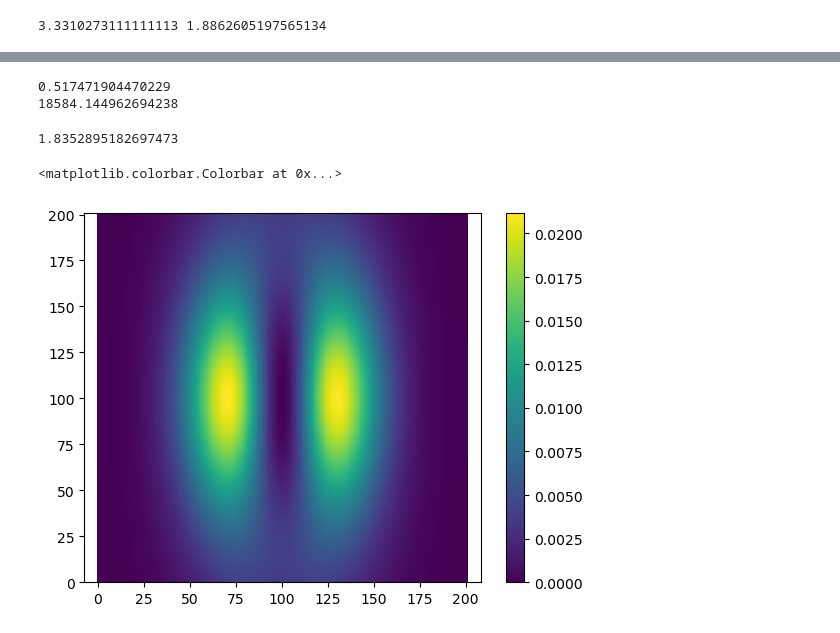
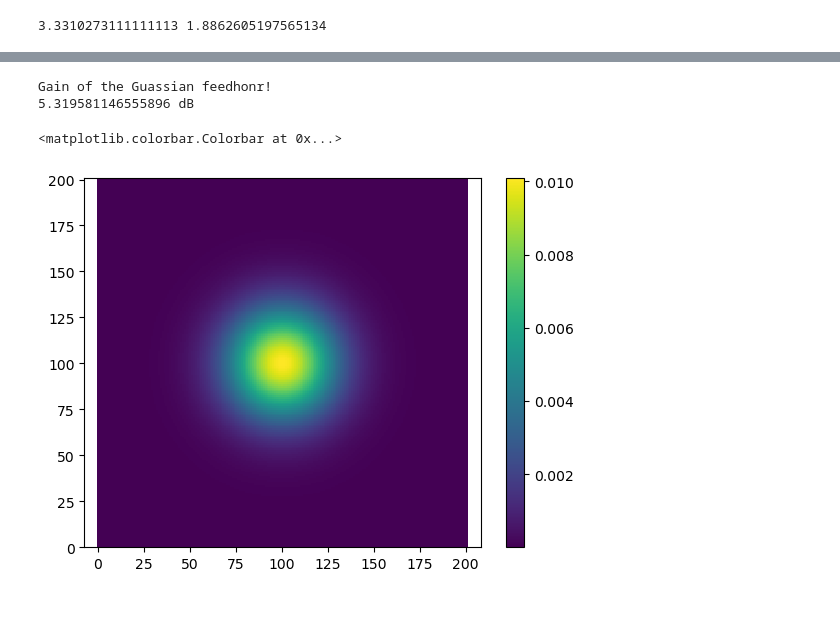
Before and after one commit to XiaodongRencologne/PO_test, a Jupyter notebook: Untitled_Gaussiantest.ipynb, the cells around one changed output, grey strips where cells are left out. Cells and saved outputs as stored; diff of their text form; code cells hidden in the pictures.

Commit message:
nearly correct beam pattern!

```diff
--- a/Untitled_Gaussiantest.ipynb
+++ b/Untitled_Gaussiantest.ipynb
@@ -29,0 +27,15 @@ feed= Feedpy.GaussiBeam(-8,9,
+# %%
+
+# 2. define coordinate systems
+coord_ref = coordinate.coord_sys([0,0,0],[0,0,0],axes = 'xyz')
+
+coord_L1 = coordinate.coord_sys([0,0,-960],[np.pi,0,0],axes = 'xyz',ref_coord = coord_ref)
+
+coord_feed = coordinate.coord_sys([0,0,0],[np.pi,0,0],axes = 'xyz',ref_coord = coord_ref)
+
+coord_sky = coordinate.coord_sys([0,0,0],[np.pi,0,0],axes = 'xyz',ref_coord = coord_ref)
+# 3. define input Feedhorn
+feed= Feedpy.GaussiBeam(-3,5,
+                        k,
+                        coord_feed,
+                        polarization = 'x')
@@ -49,5 +79,6 @@ P1, n1 = Grids.plane(50,50,201,201)
 P1.z[:] = 20
 P2, n2 = Grids.plane(100,100,201,201)
 P2.z[:] = 200
-P3, n3 = Grids.plane(500,500,1001,1001)
+P3, n3 = Grids.plane(500,500,201,201)
 P3.z[:] = 1000
+P3.w =1
@@ -68,29 +85,30 @@ Ellip_beam = Feedpy.Elliptical_GaussianBeam([-3,-3],
-# %%
-E1,co,cx,c_z = Ellip_beam.beam(P3, n3)
-Max = np.abs(co).max()
-NN = np.where(np.abs(co) == Max)
-print(Max)
-Max = co[NN]
-#Max = 1
-print((np.abs(co)**2).sum()*(x[1]-x[0])*(y[1]-y[0]))
-co =co.reshape(1001,-1)/Max
-cx =cx.reshape(1001,-1)/Max
-c_z = c_z.reshape(1001,-1)/Max
-err_co = np.abs(co) - np.abs(G_co)
-err_cx = np.abs(cx) - np.abs(G_cx)
-err_z = np.abs(c_z) -np.abs(G_z)
-# %% [output]
-0.517471904470229
-18584.144962694238
-# %%
-0.517471904470229/0.007142042895772719/4/np.pi/np.pi
-# %% [output]
-1.8352895182697473
+# %%
+E, H = feed.source(P3, n3)
+r,theta,phi=cart2spher(P3.x,P3.y,P3.z)
+#co,cx,crho=CO(theta,phi)
+#E_co = dotproduct(E,co)
+#E_cx = dotproduct(E,cx)
+#E_z = dotproduct(E,crho)
+E_co = E.x
+E_cx = E.y
+E_z = E.z
+Max= np.abs(E_co).max()
+
+E_co = E_co.reshape(201,-1)#/Max
+E_cx = E_cx.reshape(201,-1)#/Max
+E_z = E_z.reshape(201,-1)#/Max
+
+err_co = np.abs(E_co) - np.abs(G_co)
+err_cx = np.abs(E_cx) - np.abs(G_cx)
+err_z = np.abs(E_z) -np.abs(G_z)
+# %% [output]
+Gain of the Guassian feedhonr!
+5.319581146555896 dB
 # %%
 vmax= 0
-plt.pcolor(np.abs(err_co))
+plt.pcolor(np.abs(E_co))
 plt.axis('equal')
 plt.colorbar()
 # %% [output]
 <matplotlib.colorbar.Colorbar at 0x...>
-[figure, old version]
+[figure, new version]
```
Also changed, not shown: parts of 26 cells of this notebook, 3 other files.
